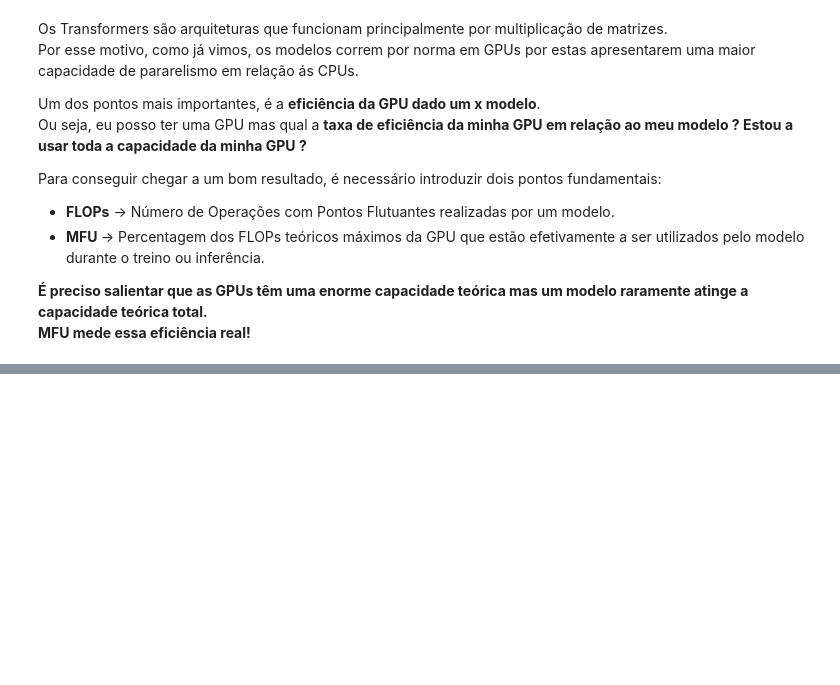
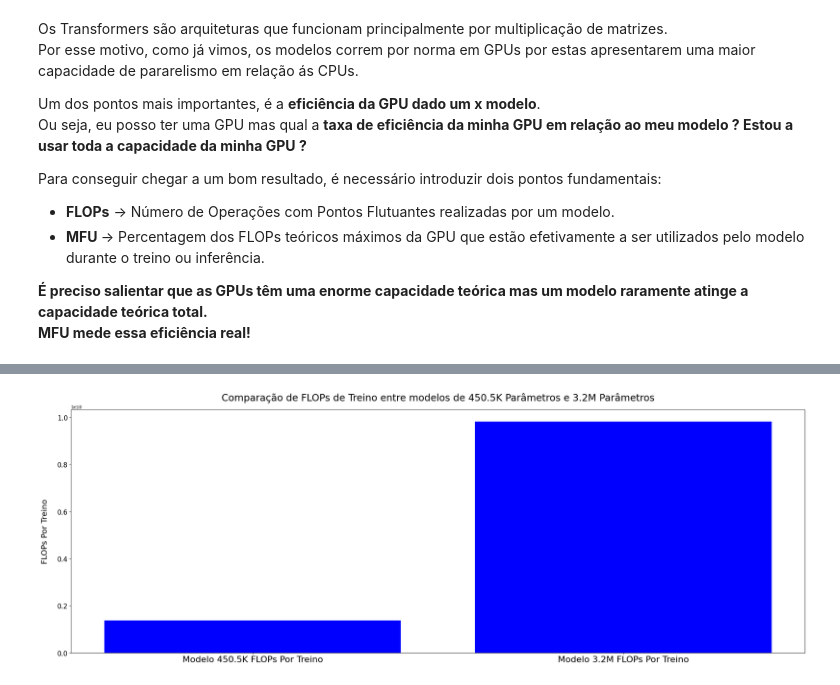
Before and after one commit to Eliezer-Carvalho/Tiny-GPT, a Jupyter notebook: Tiny_GPT.ipynb, the cells around one changed output, grey strips where cells are left out. Drawn from its saved outputs; the diff is of its cells as text; code cells hidden in the pictures; blank space fills up the shorter version.

```diff
--- a/Tiny_GPT.ipynb
+++ b/Tiny_GPT.ipynb
@@ -805,0 +803,24 @@ Step 0 | Train Loss: 4.6928 | Validation Loss: 4.6897 | Perplexity Loss: 109.449
+# %%
+#Todas as Funções Usadas para calcular estes parâmetros estão presentes neste rep -> https://github.com/Eliezer-Carvalho/Tiny-GPT/tree/main/tools
+#Foram usados os seguintes modelos -> 450.5K Parâmetros vs 3.2M Parâmetros (Parâmetros Non Embedding)
+FLOPs = {
+  "flops_per_treino450.5K": 1.38e9,
+  "flops_per_treino3_2M": 9.83e9,
+
+  "flops_per_infer450.5k": 4.61e8,
+  "flops_per_infer3_2M": 3.28e9
+}
+# %%
+plt.figure (figsize = (30, 10), dpi = 80)
+
+plt.bar (["Modelo 450.5K FLOPs Por Treino", "Modelo 3.2M FLOPs Por Treino"], [FLOPs["flops_per_treino450.5K"], FLOPs["flops_per_treino3_2M"]], color = "blue")
+#plt.bar (FLOPs.keys(), FLOPs.values())
+
+plt.xticks (size = 20)
+plt.yticks (size = 15)
+plt.ylabel ("FLOPs Por Treino", size = 18, labelpad = 20)
+
+plt.title ("Comparação de FLOPs de Treino entre modelos de 450.5K Parâmetros e 3.2M Parâmetros", size = 22, pad = 20)
+plt.show()
+# %% [output]
+[figure, added]
```
Also changed, not shown: parts of 17 cells of this notebook.
